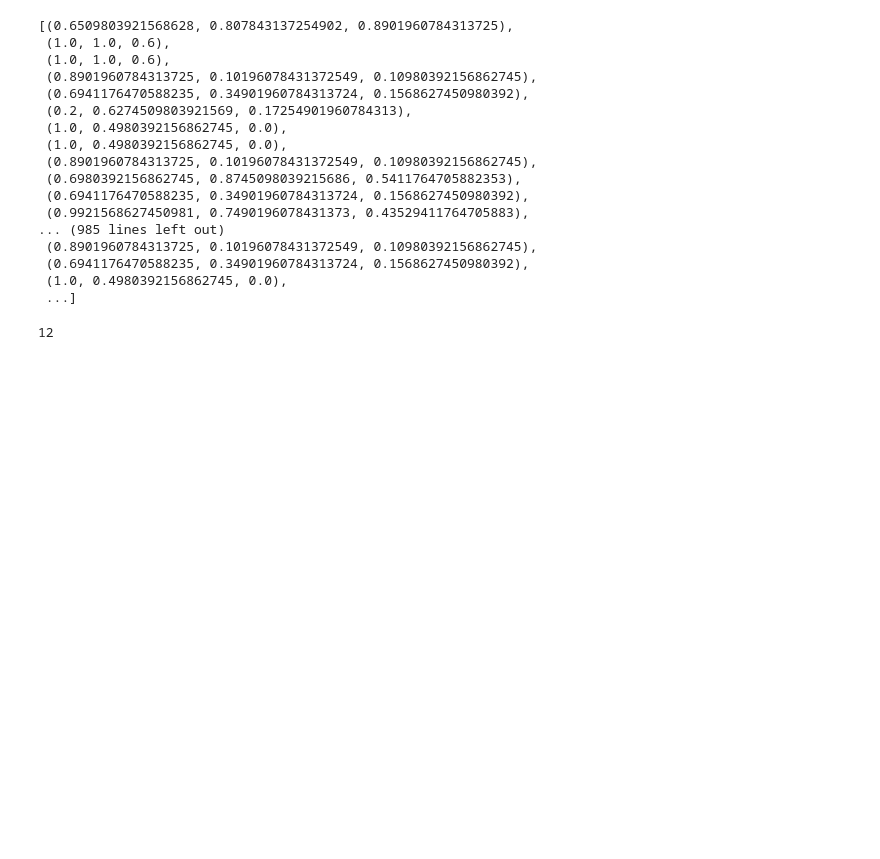
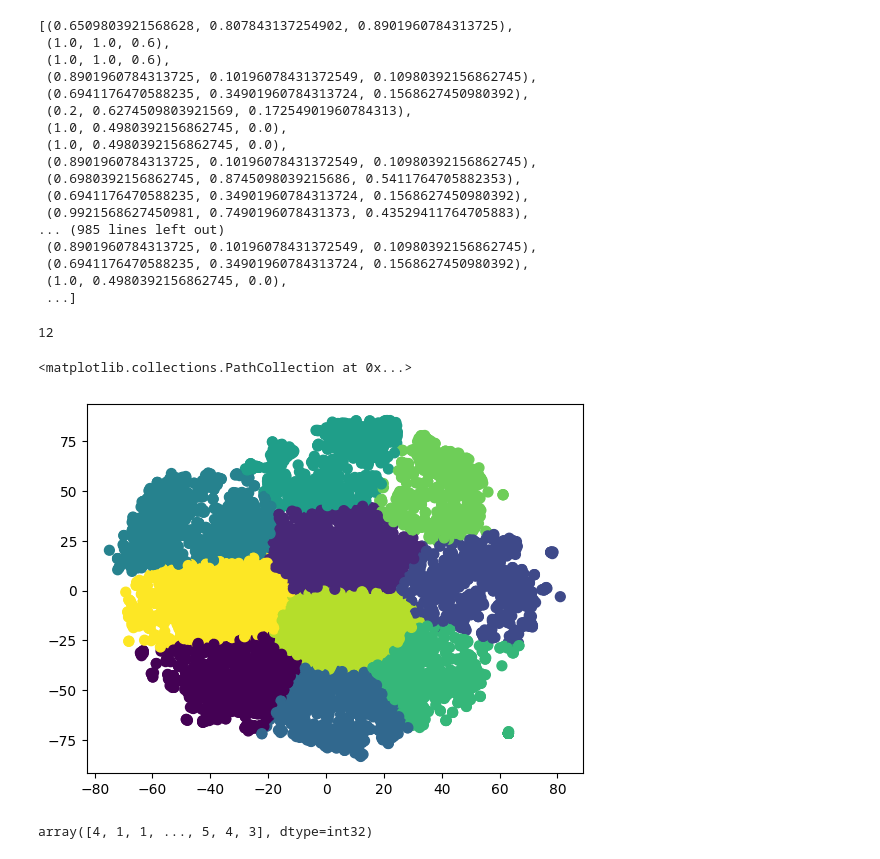
Before and after one commit to cviviers/nanotech_agent, a Jupyter notebook: analysis.ipynb, the cells around one changed output. Cells and saved outputs as stored; diff of their text form; code cells hidden in the pictures; blank space fills up the shorter version.

```diff
--- a/analysis.ipynb
+++ b/analysis.ipynb
@@ -154,3 +158,17 @@ cluster_colors
 len(color_palette)
 # %% [output]
 12
+# %%
+# run kmeans on the tsne embeddings
+kmeans = KMeans(n_clusters=10, random_state=0).fit(tsne_embeddings)
+kmeans_labels = kmeans.labels_
+# %%
+# plot the kmeans clusters
+plt.scatter(tsne_embeddings[:, 0], tsne_embeddings[:, 1], c=kmeans_labels, s=50, cmap='viridis')
+# %% [output]
+<matplotlib.collections.PathCollection at 0x...>
+[figure, added]
+# %%
+kmeans_labels
+# %% [output]
+array([4, 1, 1, ..., 5, 4, 3], dtype=int32)
```
Also changed, not shown: parts of 6 cells of this notebook, 1 other file.
